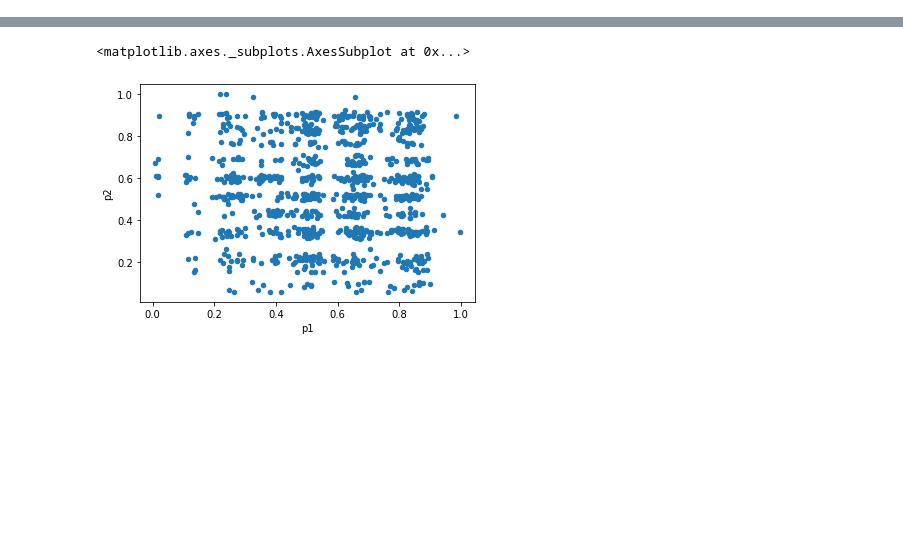
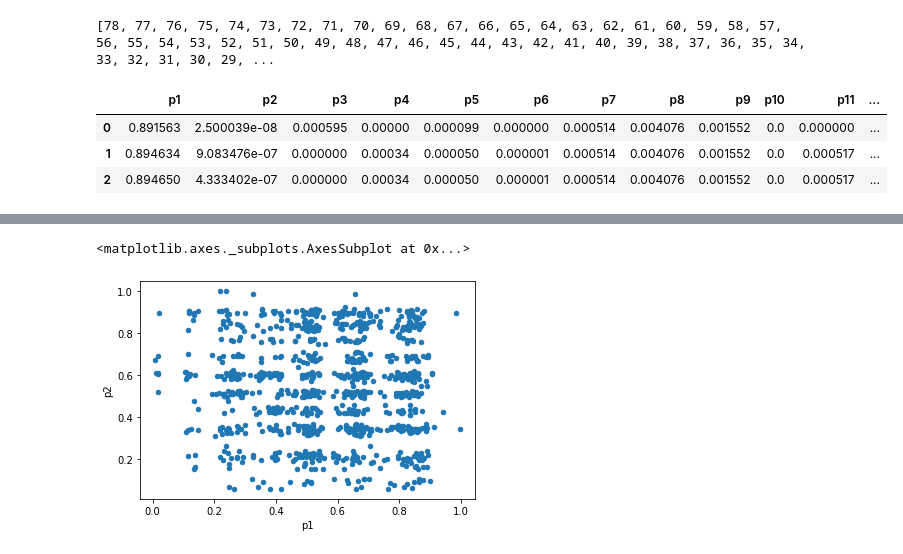
Before and after one commit to BabyFaceNelson/TopologyGANSyntheticData, a Jupyter notebook: Persistent_Diagram_SRU.ipynb, the cells around one changed output, grey strips where cells are left out. Cells and saved outputs as stored; diff of their text form; code cells hidden in the pictures; blank space fills up the shorter version.

```diff
--- a/Persistent_Diagram_SRU.ipynb
+++ b/Persistent_Diagram_SRU.ipynb
@@ -32,0 +50,14 @@ df_r.head(3)
+# %%
+normalized_df = (df_r-df_r.min())/(df_r.max()-df_r.min())
+for i in range(len(normalized_df.axes[1])):
+  new_id = 'p'+str((i+1))
+  new_column_mapping = {i: new_id}
+  df_r = rename_col_by_index(normalized_df, new_column_mapping)
+print(unnes_column)
+normalized_df.head(3)
+# %% [output]
+[78, 77, 76, 75, 74, 73, 72, 71, 70, 69, 68, 67, 66, 65, 64, 63, 62, 61, 60, 59, 58, 57, 56, 55, 54, 53, 52, 51, 50, 49, 48, 47, 46, 45, 44, 43, 42, 41, 40, 39, 38, 37, 36, 35, 34, 33, 32, 31, 30, 29, ...
+|  | p1 | p2 | p3 | p4 | p5 | p6 | p7 | p8 | p9 | p10 | p11 | ... |
+| 0 | 0.891563 | 2.500039e-08 | 0.000595 | 0.00000 | 0.000099 | 0.000000 | 0.000514 | 0.004076 | 0.001552 | 0.0 | 0.000000 | ... |
+| 1 | 0.894634 | 9.083476e-07 | 0.000000 | 0.00034 | 0.000050 | 0.000001 | 0.000514 | 0.004076 | 0.001552 | 0.0 | 0.000517 | ... |
+| 2 | 0.894650 | 4.333402e-07 | 0.000000 | 0.00034 | 0.000050 | 0.000001 | 0.000514 | 0.004076 | 0.001552 | 0.0 | 0.000517 | ... |
```
Also changed, not shown: parts of 38 cells of this notebook.
